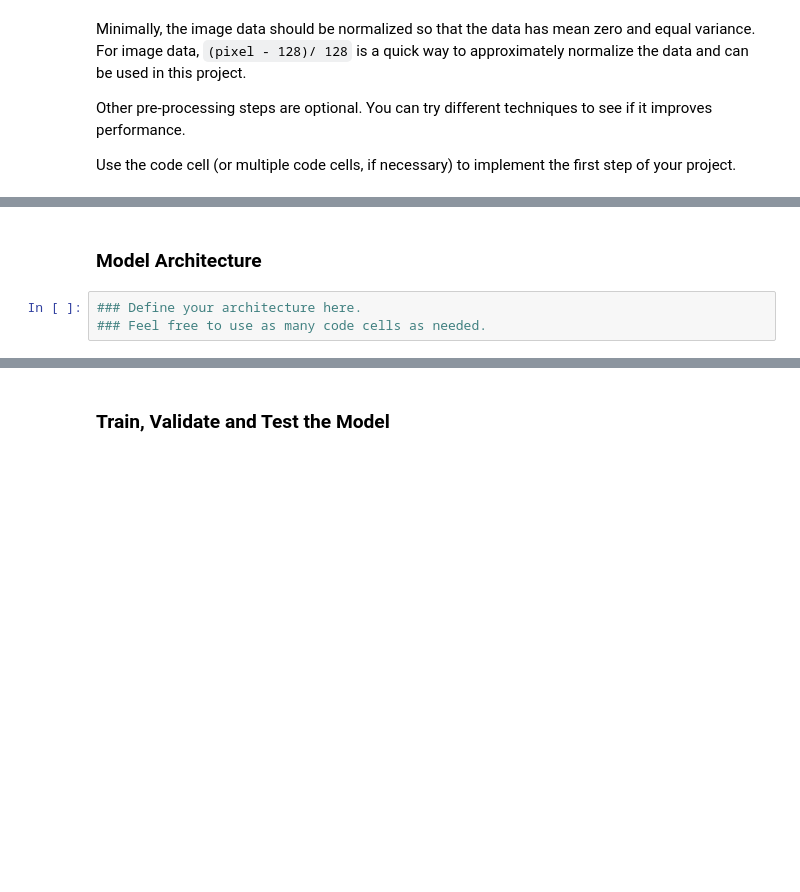
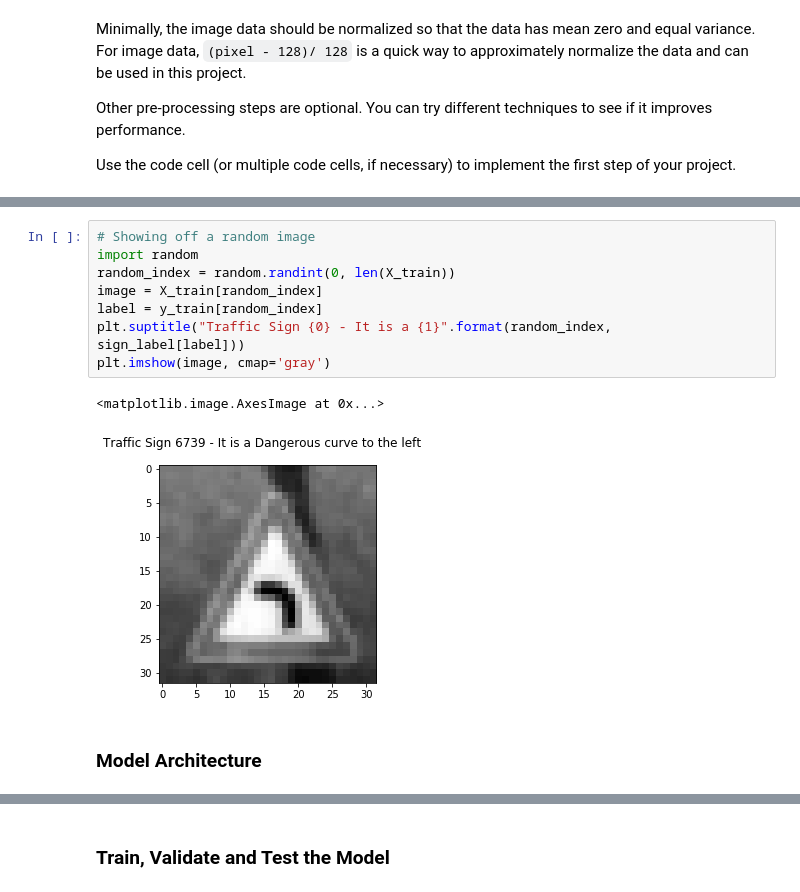
Before and after one commit to hlfshell/Udacity-CarND-Traffic_Sign_Classifier, a Jupyter notebook: Traffic_Sign_Classifier.ipynb, the cells around one changed output, grey strips where cells are left out. Saved outputs shown, nothing was run; the diff lists cells and outputs as text; blank space fills up the shorter version.

```diff
--- a/Traffic_Sign_Classifier.ipynb
+++ b/Traffic_Sign_Classifier.ipynb
@@ -178,5 +261,13 @@ Use the code cell (or multiple code cells, if necessary) to implement the first
+# %%
+# Showing off a random image
+import random
+random_index = random.randint(0, len(X_train))
+image = X_train[random_index]
+label = y_train[random_index]
+plt.suptitle("Traffic Sign {0} - It is a {1}".format(random_index, sign_label[label]))
+plt.imshow(image, cmap='gray')
+# %% [output]
+<matplotlib.image.AxesImage at 0x...>
+[figure, added]
 # %% [markdown]
 ### Model Architecture
-# %%
-### Define your architecture here.
-### Feel free to use as many code cells as needed.
```
Also changed, not shown: parts of 12 cells of this notebook.
